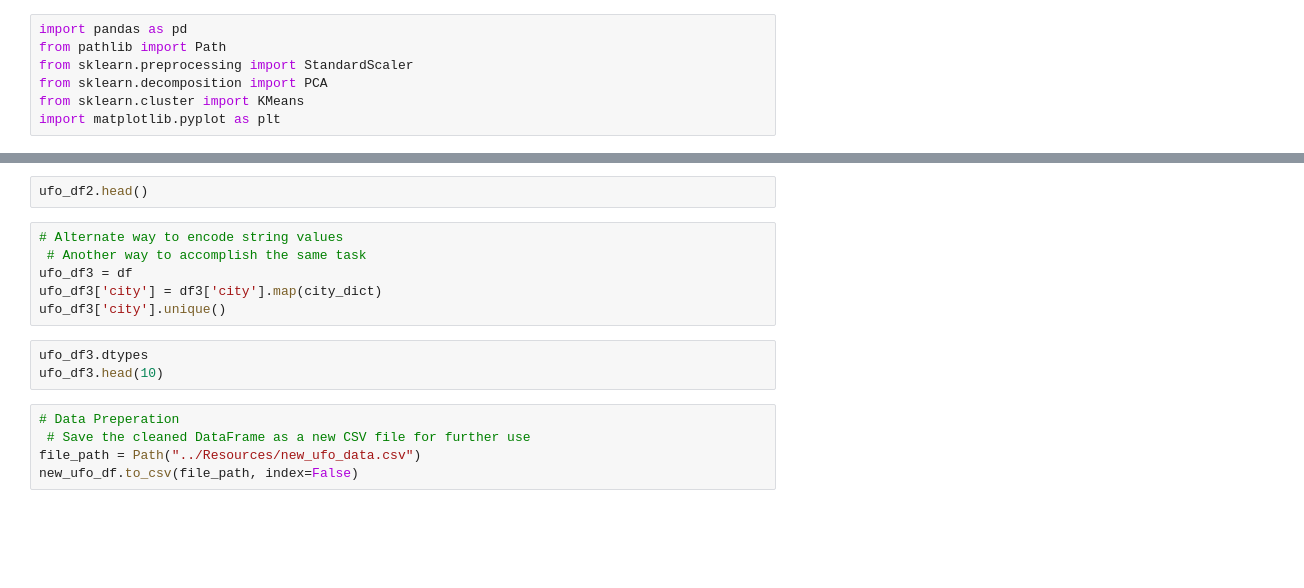
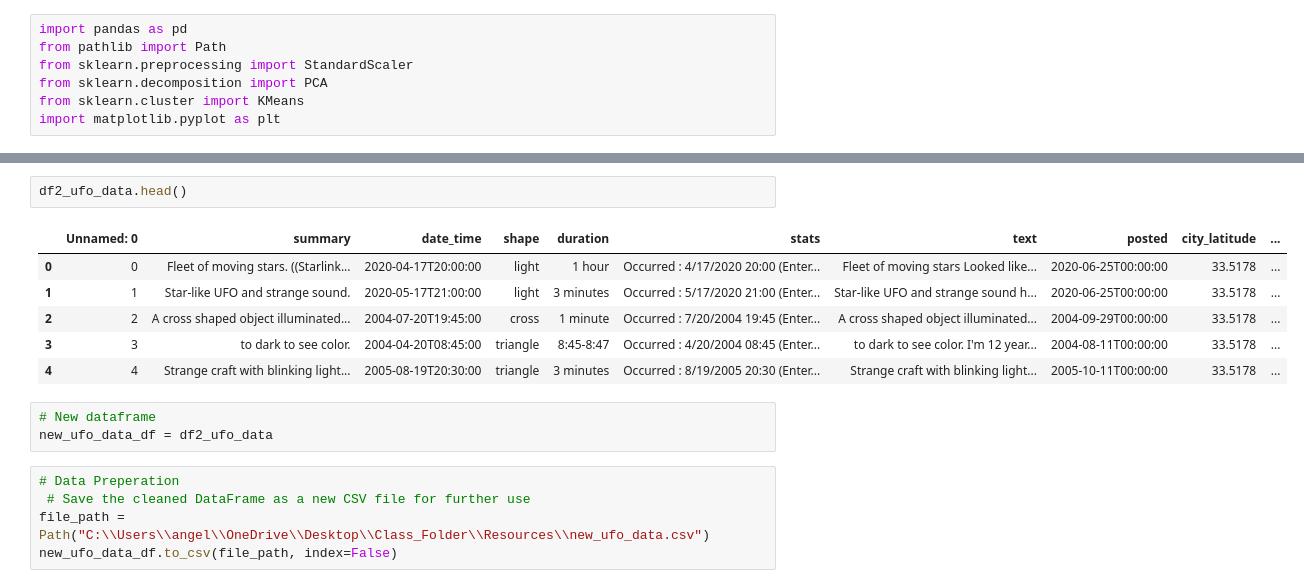
Before and after one commit to acegal1/Group1_Final_Project, a Jupyter notebook: Resources/UFO_Data_Prep.ipynb, the cells around one changed output, grey strips where cells are left out. Saved outputs shown, nothing was run; the diff lists cells and outputs as text; blank space fills up the shorter version.

```diff
--- a/Resources/UFO_Data_Prep.ipynb
+++ b/Resources/UFO_Data_Prep.ipynb
@@ -61,16 +117,17 @@ grouped_df.head()
 # %%
-ufo_df2.head()
+df2_ufo_data.head()
+# %% [output]
+|  | Unnamed: 0 | summary | date_time | shape | duration | stats | text | posted | city_latitude | ... |
+| 0 | 0 | Fleet of moving stars. ((Starlink... | 2020-04-17T20:00:00 | light | 1 hour | Occurred : 4/17/2020 20:00 (Enter... | Fleet of moving stars Looked like... | 2020-06-25T00:00:00 | 33.5178 | ... |
+| 1 | 1 | Star-like UFO and strange sound. | 2020-05-17T21:00:00 | light | 3 minutes | Occurred : 5/17/2020 21:00 (Enter... | Star-like UFO and strange sound h... | 2020-06-25T00:00:00 | 33.5178 | ... |
+| 2 | 2 | A cross shaped object illuminated... | 2004-07-20T19:45:00 | cross | 1 minute | Occurred : 7/20/2004 19:45 (Enter... | A cross shaped object illuminated... | 2004-09-29T00:00:00 | 33.5178 | ... |
+| 3 | 3 | to dark to see color. | 2004-04-20T08:45:00 | triangle | 8:45-8:47 | Occurred : 4/20/2004 08:45 (Enter... | to dark to see color. I'm 12 year... | 2004-08-11T00:00:00 | 33.5178 | ... |
+| 4 | 4 | Strange craft with blinking light... | 2005-08-19T20:30:00 | triangle | 3 minutes | Occurred : 8/19/2005 20:30 (Enter... | Strange craft with blinking light... | 2005-10-11T00:00:00 | 33.5178 | ... |
-# %%
-# Alternate way to encode string values
- # Another way to accomplish the same task
-ufo_df3 = df
-ufo_df3['city'] = df3['city'].map(city_dict)
-ufo_df3['city'].unique()
-# %%
-ufo_df3.dtypes
-ufo_df3.head(10)
+# %%
+# New dataframe
+new_ufo_data_df = df2_ufo_data
 # %%
 # Data Preperation
  # Save the cleaned DataFrame as a new CSV file for further use
-file_path = Path("../Resources/new_ufo_data.csv")
-new_ufo_df.to_csv(file_path, index=False)
+file_path = Path("C:\\Users\\angel\\OneDrive\\Desktop\\Class_Folder\\Resources\\new_ufo_data.csv")
+new_ufo_data_df.to_csv(file_path, index=False)
```
Also changed, not shown: parts of 12 cells of this notebook.
